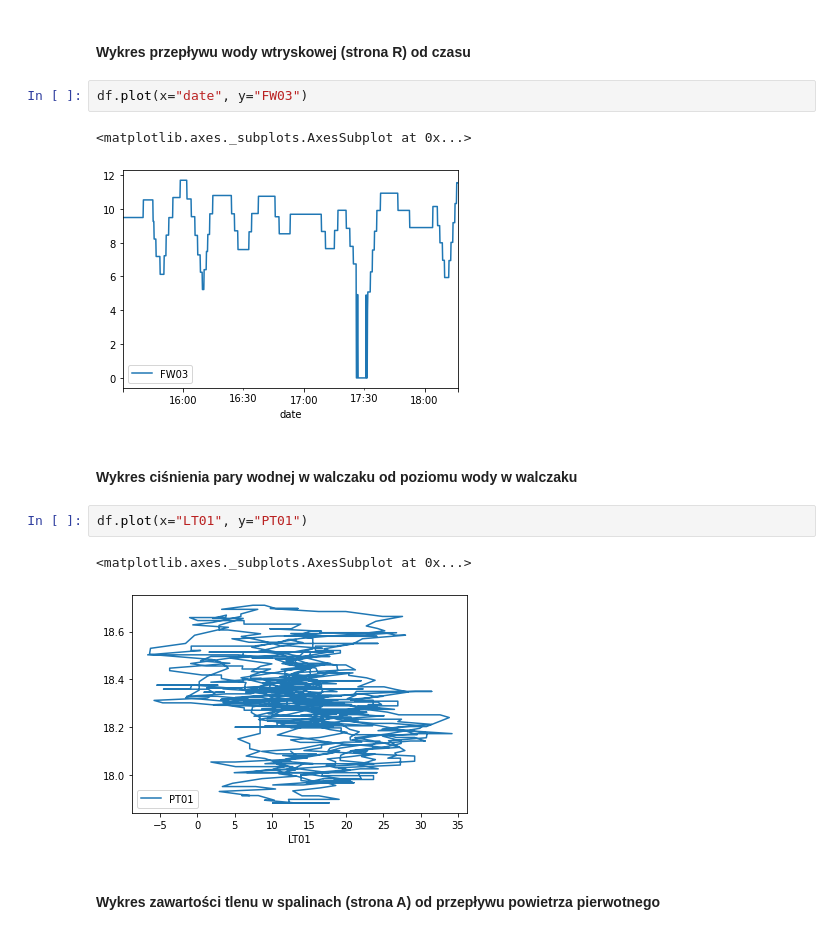
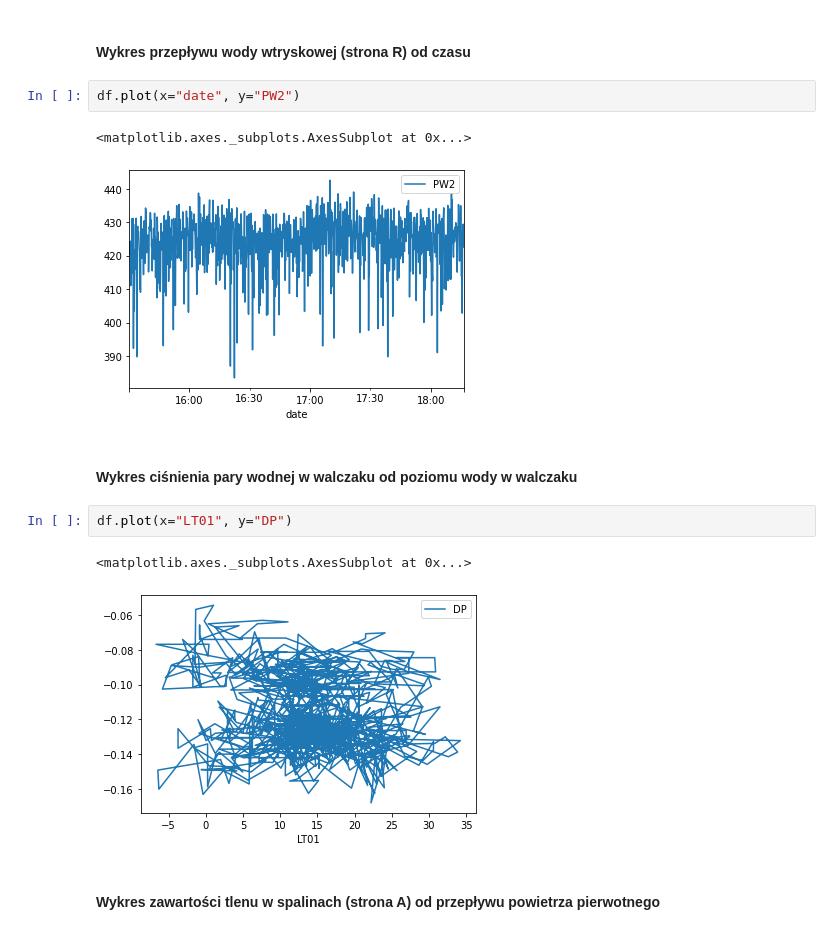
Before and after one commit to kubasikora/MI-Projekt, a Jupyter notebook: DataDisplayer.ipynb, the cells around one changed output. Cells and saved outputs as stored; diff of their text form.

```diff
--- a/DataDisplayer.ipynb
+++ b/DataDisplayer.ipynb
@@ -49,17 +54,17 @@ Reading sheet d2
 # %% [markdown]
 #### Wykres przepływu wody wtryskowej (strona R) od czasu
 # %%
-df.plot(x="date", y="FW03")
+df.plot(x="date", y="PW2")
 # %% [output]
 <matplotlib.axes._subplots.AxesSubplot at 0x...>
-[figure, old version]
+[figure, new version]
 # %% [markdown]
 #### Wykres ciśnienia pary wodnej w walczaku od poziomu wody w walczaku
 # %%
-df.plot(x="LT01", y="PT01")
+df.plot(x="LT01", y="DP")
 # %% [output]
 <matplotlib.axes._subplots.AxesSubplot at 0x...>
-[figure, old version]
+[figure, new version]
 # %% [markdown]
 #### Wykres zawartości tlenu w spalinach (strona A) od przepływu powietrza pierwotnego
 # %%
```
Also changed, not shown: parts of 2 cells of this notebook, 5 other files.
